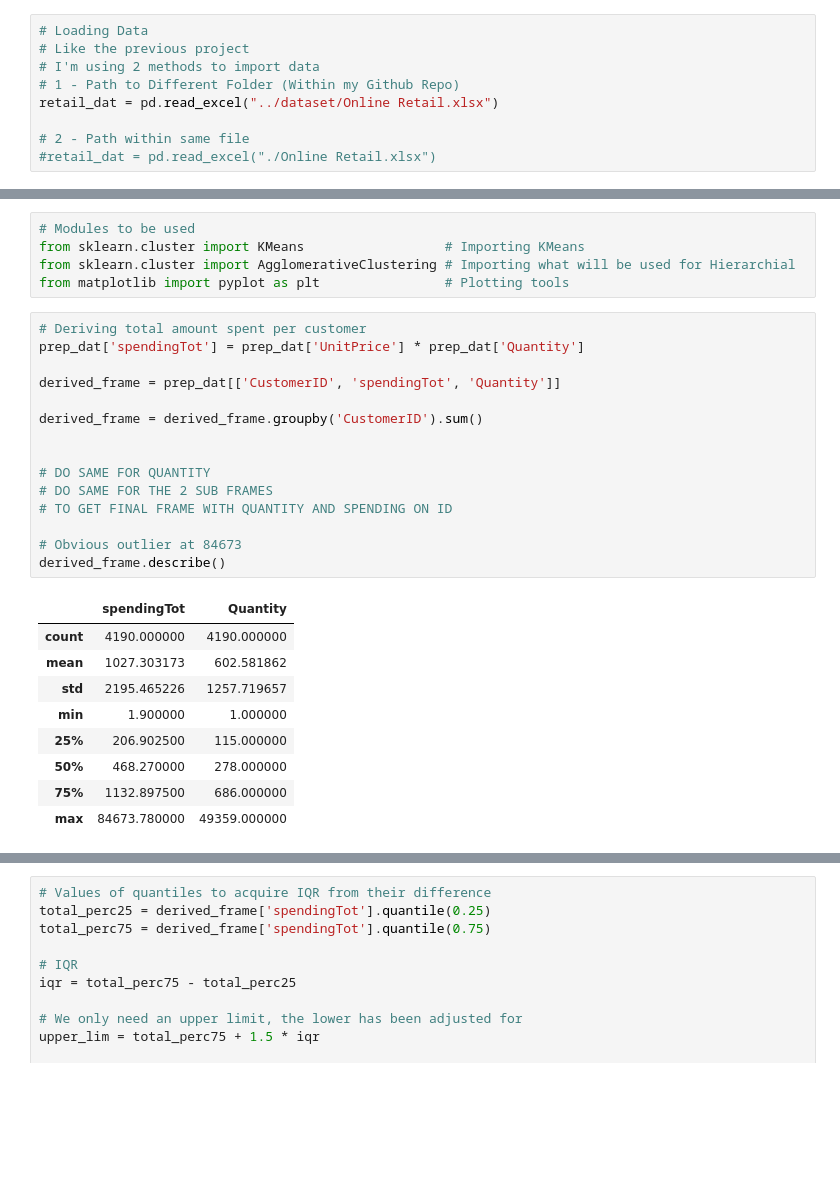
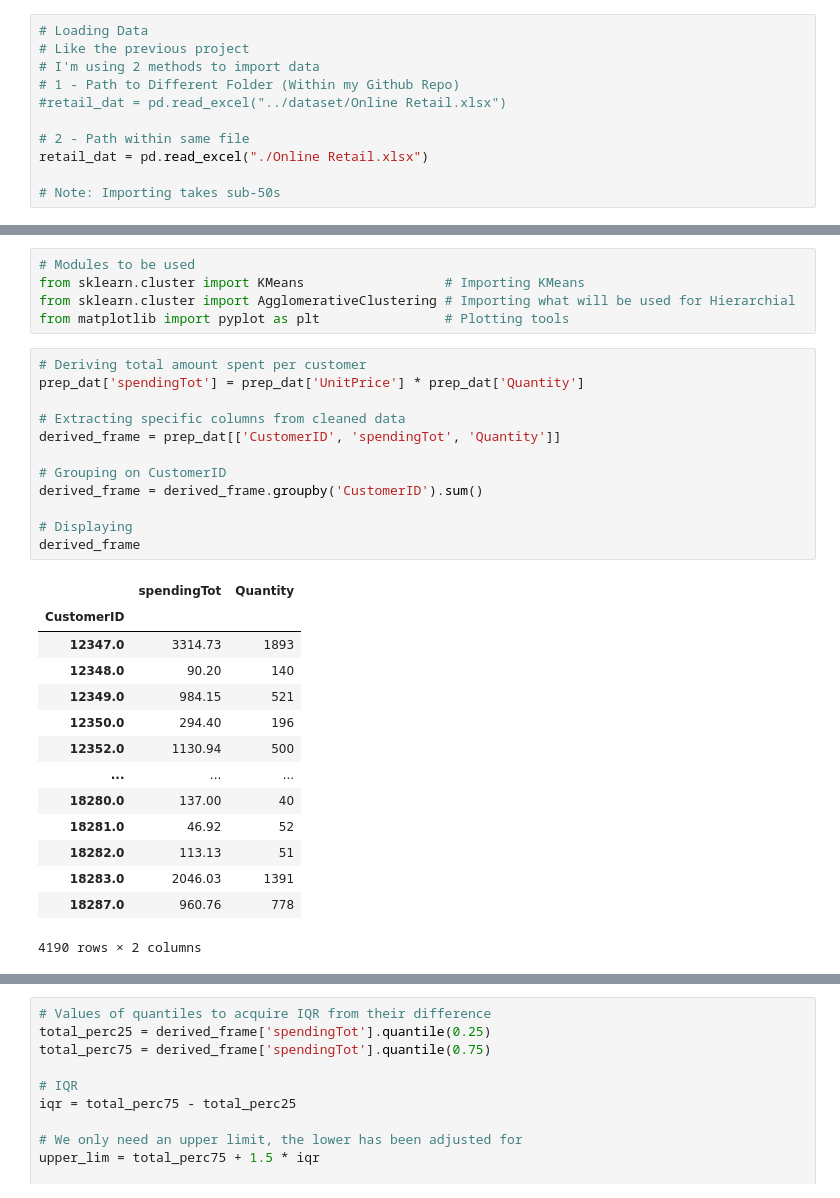
Before and after one commit to Supermjork/K-Kustomer-Klusters, a Jupyter notebook: notebook/cashier.ipynb, the cells around one changed output, grey strips where cells are left out. Saved outputs shown, nothing was run; the diff lists cells and outputs as text; blank space fills up the shorter version.

```diff
--- a/notebook/cashier.ipynb
+++ b/notebook/cashier.ipynb
@@ -22,10 +22,12 @@ import seaborn as sns              # Visualising
 # Like the previous project
 # I'm using 2 methods to import data
 # 1 - Path to Different Folder (Within my Github Repo)
-retail_dat = pd.read_excel("../dataset/Online Retail.xlsx")
+#retail_dat = pd.read_excel("../dataset/Online Retail.xlsx")
 
 # 2 - Path within same file
-#retail_dat = pd.read_excel("./Online Retail.xlsx")
+retail_dat = pd.read_excel("./Online Retail.xlsx")
+
+# Note: Importing takes sub-50s
 # %% [markdown]
 # Data Exploration
 Using `.head(n)` and `.tail(n)` to inspect the $n^{th}$ rows.
@@ -278,26 +280,28 @@ from matplotlib import pyplot as plt                # Plotting tools
 # %%
 # Deriving total amount spent per customer
 prep_dat['spendingTot'] = prep_dat['UnitPrice'] * prep_dat['Quantity']
 
+# Extracting specific columns from cleaned data
 derived_frame = prep_dat[['CustomerID', 'spendingTot', 'Quantity']]
 
+# Grouping on CustomerID
 derived_frame = derived_frame.groupby('CustomerID').sum()
 
-
-# DO SAME FOR QUANTITY
-# DO SAME FOR THE 2 SUB FRAMES
-# TO GET FINAL FRAME WITH QUANTITY AND SPENDING ON ID
-
-# Obvious outlier at 84673
-derived_frame.describe()
+# Displaying
+derived_frame
 # %% [output]
 |  | spendingTot | Quantity |
-| count | 4190.000000 | 4190.000000 |
-| mean | 1027.303173 | 602.581862 |
-| std | 2195.465226 | 1257.719657 |
-| min | 1.900000 | 1.000000 |
-| 25% | 206.902500 | 115.000000 |
-| 50% | 468.270000 | 278.000000 |
-| 75% | 1132.897500 | 686.000000 |
-| max | 84673.780000 | 49359.000000 |
+| CustomerID |  |  |
+| 12347.0 | 3314.73 | 1893 |
+| 12348.0 | 90.20 | 140 |
+| 12349.0 | 984.15 | 521 |
+| 12350.0 | 294.40 | 196 |
+| 12352.0 | 1130.94 | 500 |
+| ... | ... | ... |
+| 18280.0 | 137.00 | 40 |
+| 18281.0 | 46.92 | 52 |
+| 18282.0 | 113.13 | 51 |
+| 18283.0 | 2046.03 | 1391 |
+| 18287.0 | 960.76 | 778 |
+4190 rows × 2 columns
 # %%
```
Also changed, not shown: parts of 3 cells of this notebook.
